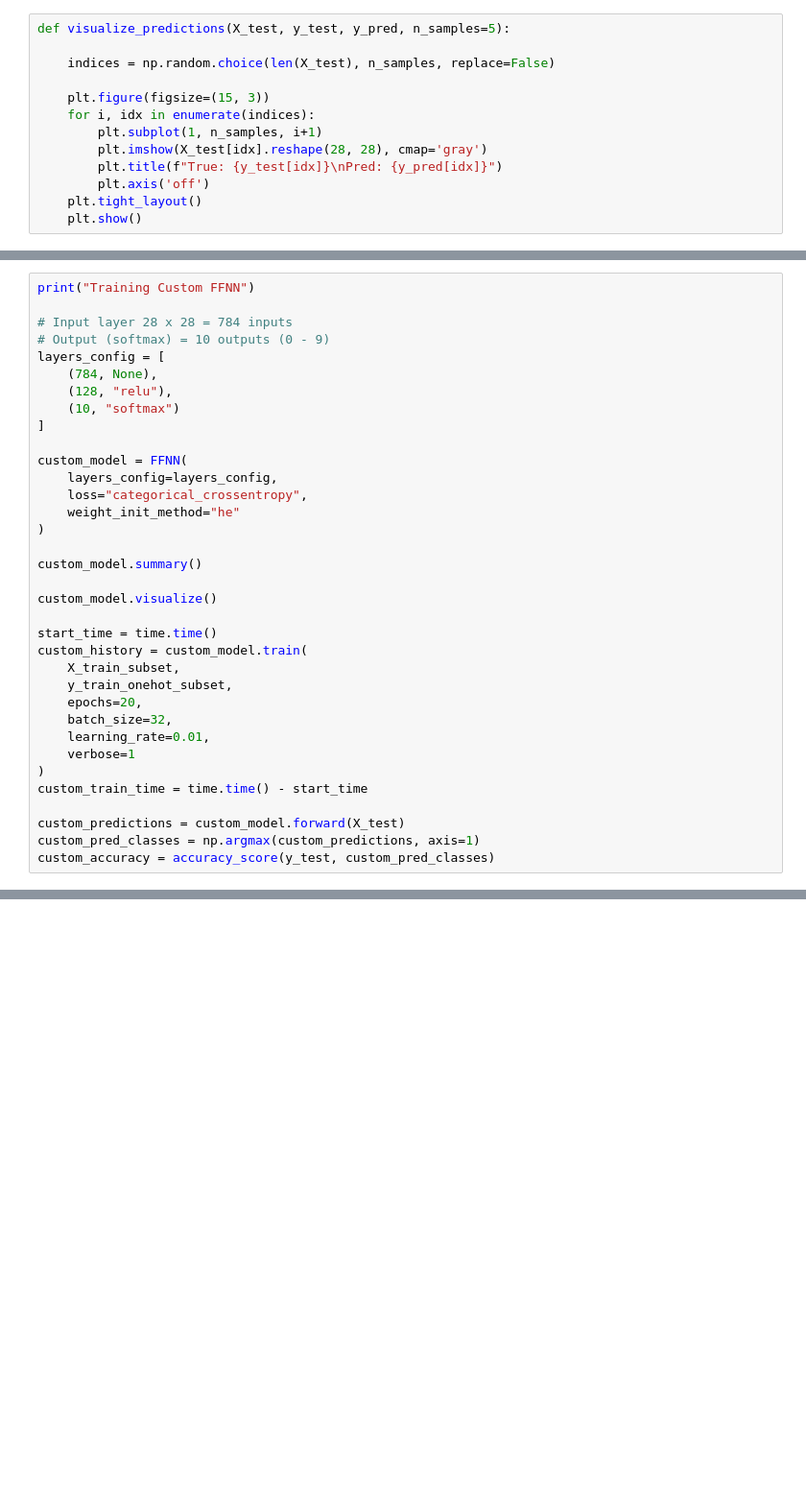
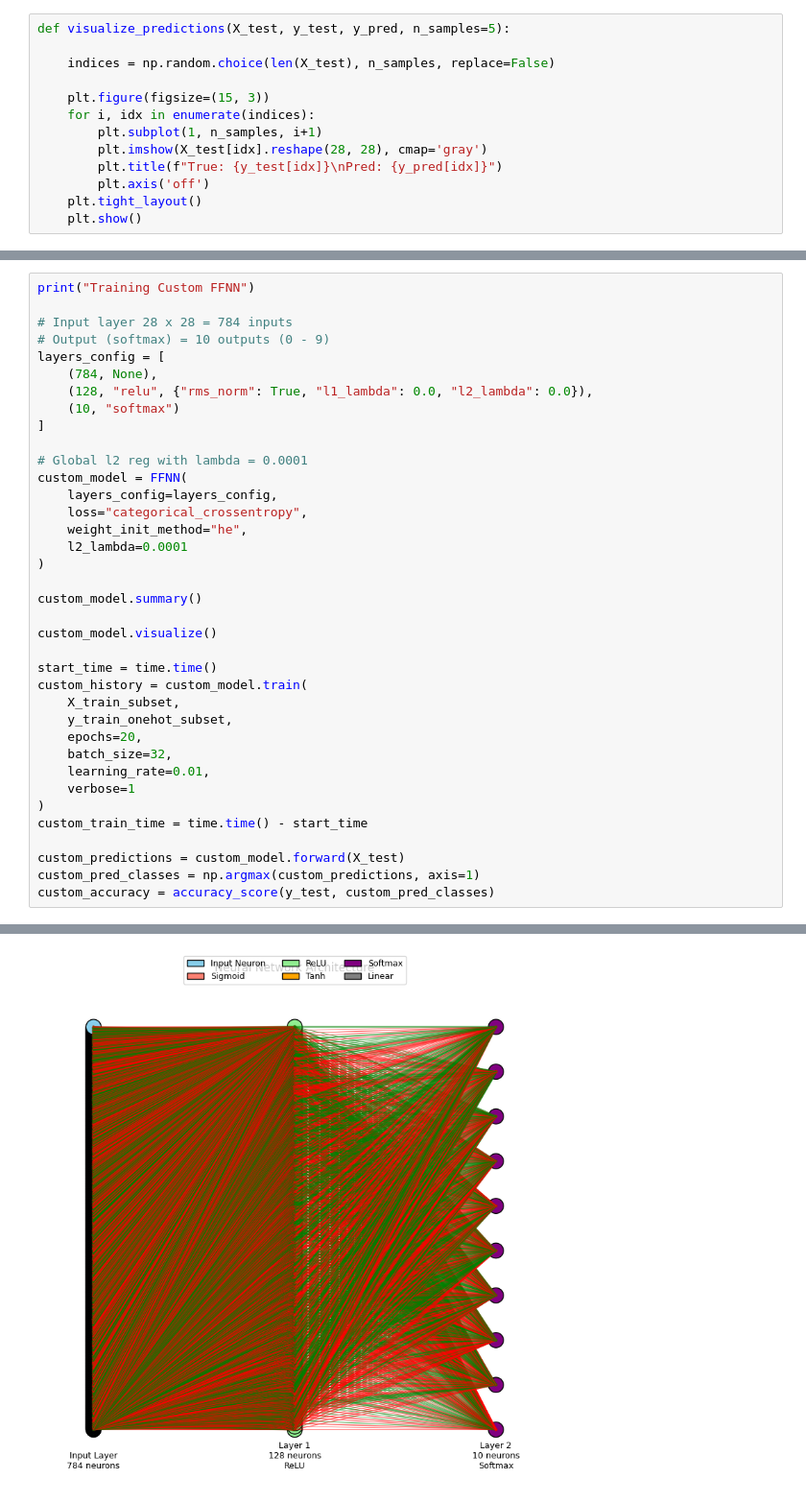
Before and after one commit to Bodleh/IF3270_Tubes1_53, a Jupyter notebook: src/main.ipynb, the cells around one changed output, grey strips where cells are left out. Shown at 96% size. Drawn from its saved outputs; the diff is of its cells as text; blank space fills up the shorter version.

```diff
--- a/src/main.ipynb
+++ b/src/main.ipynb
@@ -74,14 +74,16 @@ print("Training Custom FFNN")
 # Output (softmax) = 10 outputs (0 - 9)
 layers_config = [
     (784, None),
-    (128, "relu"),
+    (128, "relu", {"rms_norm": True, "l1_lambda": 0.0, "l2_lambda": 0.0}),
     (10, "softmax")
 ]
 
+# Global l2 reg with lambda = 0.0001
 custom_model = FFNN(
     layers_config=layers_config,
     loss="categorical_crossentropy",
-    weight_init_method="he"
+    weight_init_method="he",
+    l2_lambda=0.0001
 )
 
 custom_model.summary()
@@ -107,0 +114 @@ NameError: name 'FFNN' is not defined
+[figure, added]
```
Also changed, not shown: parts of 5 cells of this notebook, 2 other files.
